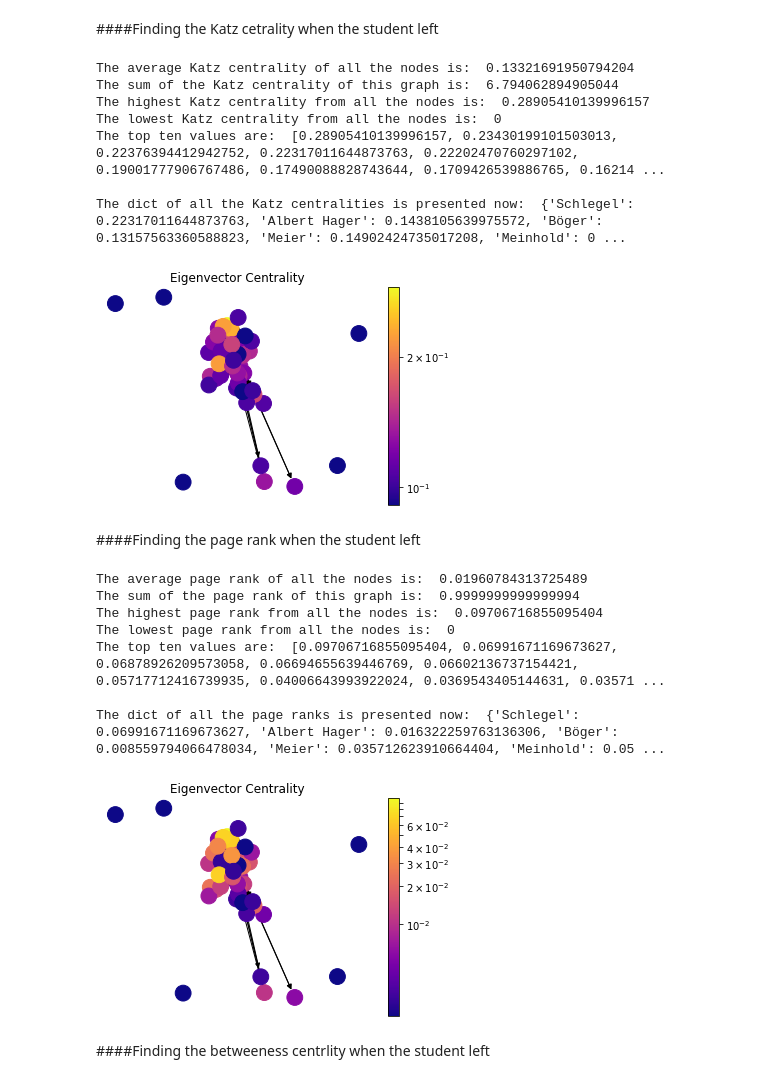
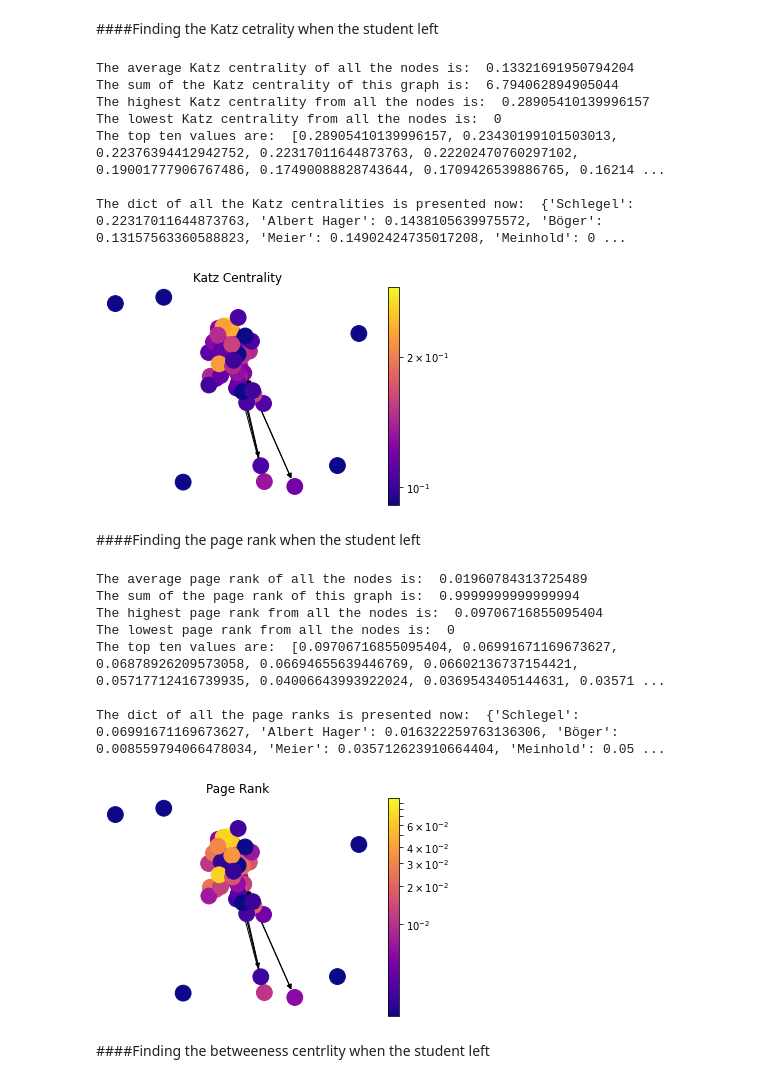
Before and after one commit to DanMint/complex_net_proj, a Jupyter notebook: Complex_net_proj.ipynb, the cells around one changed output. Cells and saved outputs as stored; diff of their text form; code cells hidden in the pictures.

```diff
--- a/Complex_net_proj.ipynb
+++ b/Complex_net_proj.ipynb
@@ -702,7 +702,7 @@ print("The highest Katz centrality from all the nodes is: ", highestCent(l))
 print("The lowest Katz centrality from all the nodes is: ", lowestCent(l))
 print("The top ten values are: ", topTen(l),"\n")
 print("The dict of all the Katz centralities is presented now: ", ans, "\n")
-draw(G, pos,ans, 'Eigenvector Centrality')
+draw(G, pos,ans, 'Katz Centrality')
 # %% [output]
 The average Katz centrality of all the nodes is:  0.13321691950794204
 The sum of the Katz centrality of this graph is:  6.794062894905044
@@ -711,7 +711,7 @@ The lowest Katz centrality from all the nodes is:  0
 The top ten values are:  [0.28905410139996157, 0.23430199101503013, 0.22376394412942752, 0.22317011644873763, 0.22202470760297102, 0.19001777906767486, 0.17490088828743644, 0.1709426539886765, 0.16214 ...
 
 The dict of all the Katz centralities is presented now:  {'Schlegel': 0.22317011644873763, 'Albert Hager': 0.1438105639975572, 'Böger': 0.13157563360588823, 'Meier': 0.14902424735017208, 'Meinhold': 0 ...
-[figure, old version]
+[figure, new version]
 # %% [markdown]
 ####Finding the page rank when the student left
 # %%
@@ -759,35 +759,35 @@ def draw(G, pos, measures, measure_name):
     # labels = nx.draw_networkx_labels(G, pos)
     edges = nx.draw_networkx_edges(G, pos)
 
     plt.title(measure_name)
     plt.colorbar(nodes)
     plt.axis('off')
     plt.show()
 
 G = nx.read_pajek('project.net')
 G.remove_node("Pfeil")
 G2 = nx.DiGraph(G)
 ans = nx.pagerank(G2)
 pos = nx.spring_layout(G, seed=675)
 
 l = list(ans.values())
 
 print("The average page rank of all the nodes is: ", avgCent(l))
 print("The sum of the page rank of this graph is: ", sum(l))
 print("The highest page rank from all the nodes is: ", highestCent(l))
 print("The lowest page rank from all the nodes is: ", lowestCent(l))
 print("The top ten values are: ", topTen(l),"\n")
 print("The dict of all the page ranks is presented now: ", ans, "\n")
-draw(G, pos,ans, 'Eigenvector Centrality')
+draw(G, pos,ans, 'Page Rank')
 # %% [output]
 The average page rank of all the nodes is:  0.01960784313725489
 The sum of the page rank of this graph is:  0.9999999999999994
 The highest page rank from all the nodes is:  0.09706716855095404
 The lowest page rank from all the nodes is:  0
 The top ten values are:  [0.09706716855095404, 0.06991671169673627, 0.06878926209573058, 0.06694655639446769, 0.06602136737154421, 0.05717712416739935, 0.04006643993922024, 0.0369543405144631, 0.03571 ...
 
 The dict of all the page ranks is presented now:  {'Schlegel': 0.06991671169673627, 'Albert Hager': 0.016322259763136306, 'Böger': 0.008559794066478034, 'Meier': 0.035712623910664404, 'Meinhold': 0.05 ...
-[figure, old version]
+[figure, new version]
 # %% [markdown]
 ####Finding the betweeness centrlity when the student left
 # %%
```
Also changed, not shown: parts of 31 cells of this notebook.
